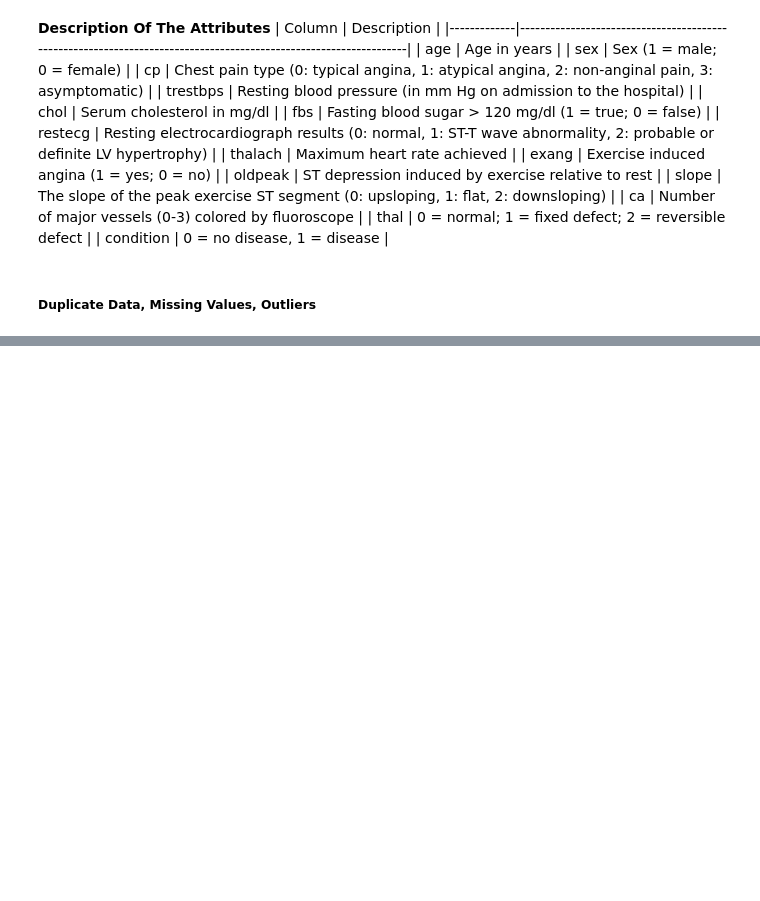
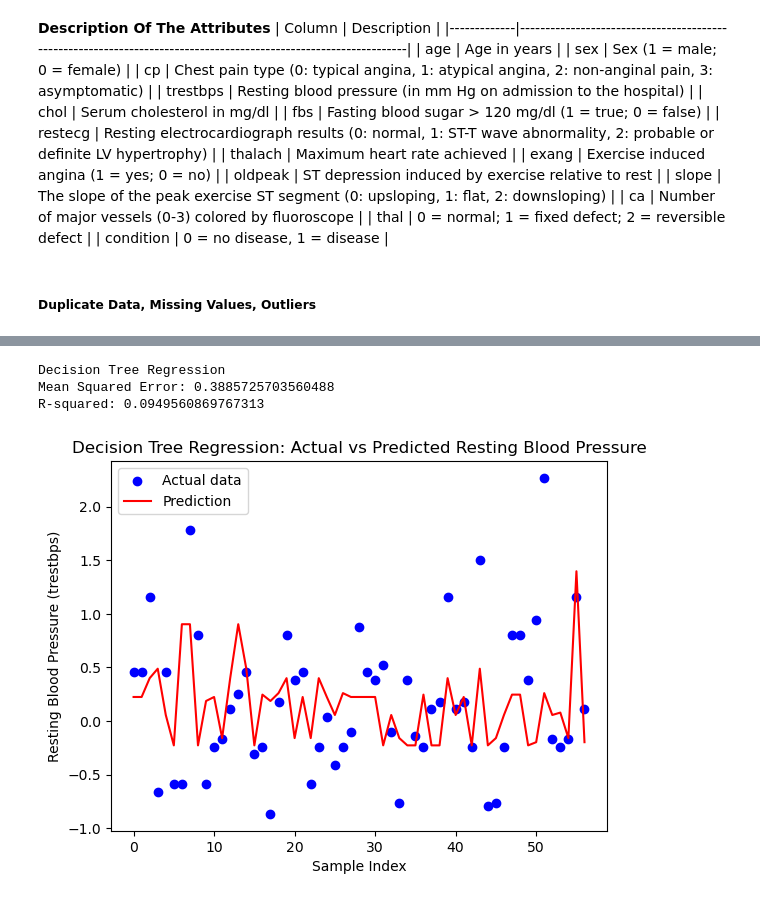
Before and after one commit to rc1inger/CSC177-DataPreprocessing, a Jupyter notebook: dataPreprocessing.ipynb, the cells around one changed output, grey strips where cells are left out. Drawn from its saved outputs; the diff is of its cells as text; code cells hidden in the pictures; blank space fills up the shorter version.

```diff
--- a/dataPreprocessing.ipynb
+++ b/dataPreprocessing.ipynb
@@ -154,0 +317,24 @@ Number of rows after removing outliers = 292
+# %%
+from sklearn.tree import DecisionTreeRegressor
+
+tree_model = DecisionTreeRegressor(max_depth=4, random_state=0)  # Adjust max_depth as needed
+tree_model.fit(X_train_multi, y_train_multi)
+y_tree_pred = tree_model.predict(X_test_multi)
+# %%
+print("\nDecision Tree Regression")
+print("Mean Squared Error:", mean_squared_error(y_test_multi, y_tree_pred))
+print("R-squared:", r2_score(y_test_multi, y_tree_pred))
+
+# Plot Decision Tree Regression results
+plt.scatter(range(len(y_test_multi)), y_test_multi, color='blue', label="Actual data")
+plt.plot(range(len(y_test_multi)), y_tree_pred, color='red', label="Prediction")
+plt.title("Decision Tree Regression: Actual vs Predicted Resting Blood Pressure")
+plt.xlabel("Sample Index")
+plt.ylabel("Resting Blood Pressure (trestbps)")
+plt.legend()
+plt.show()
+# %% [output]
+Decision Tree Regression
+Mean Squared Error: 0.3885725703560488
+R-squared: 0.0949560869767313
+[figure, added]
```
Also changed, not shown: parts of 20 cells of this notebook.
